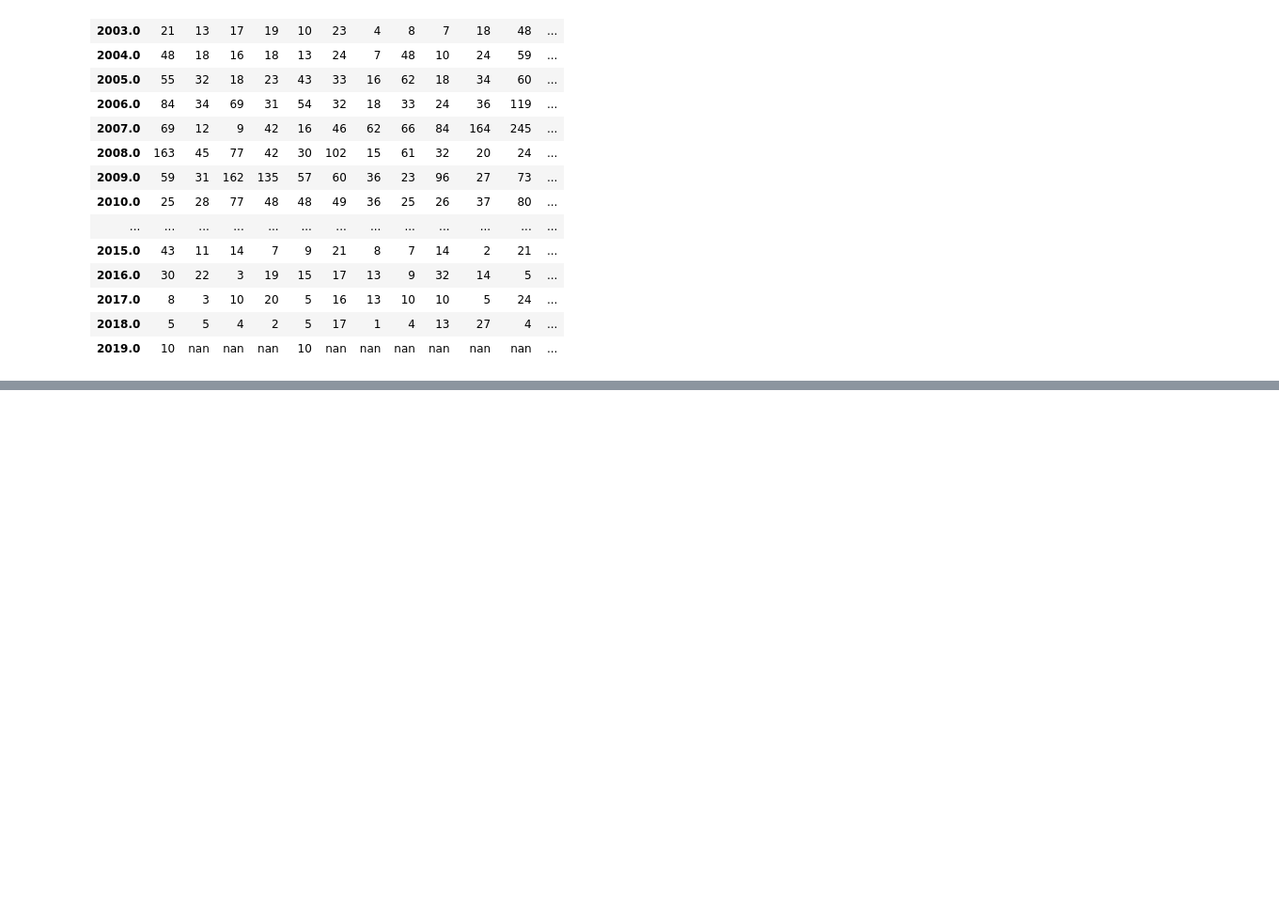
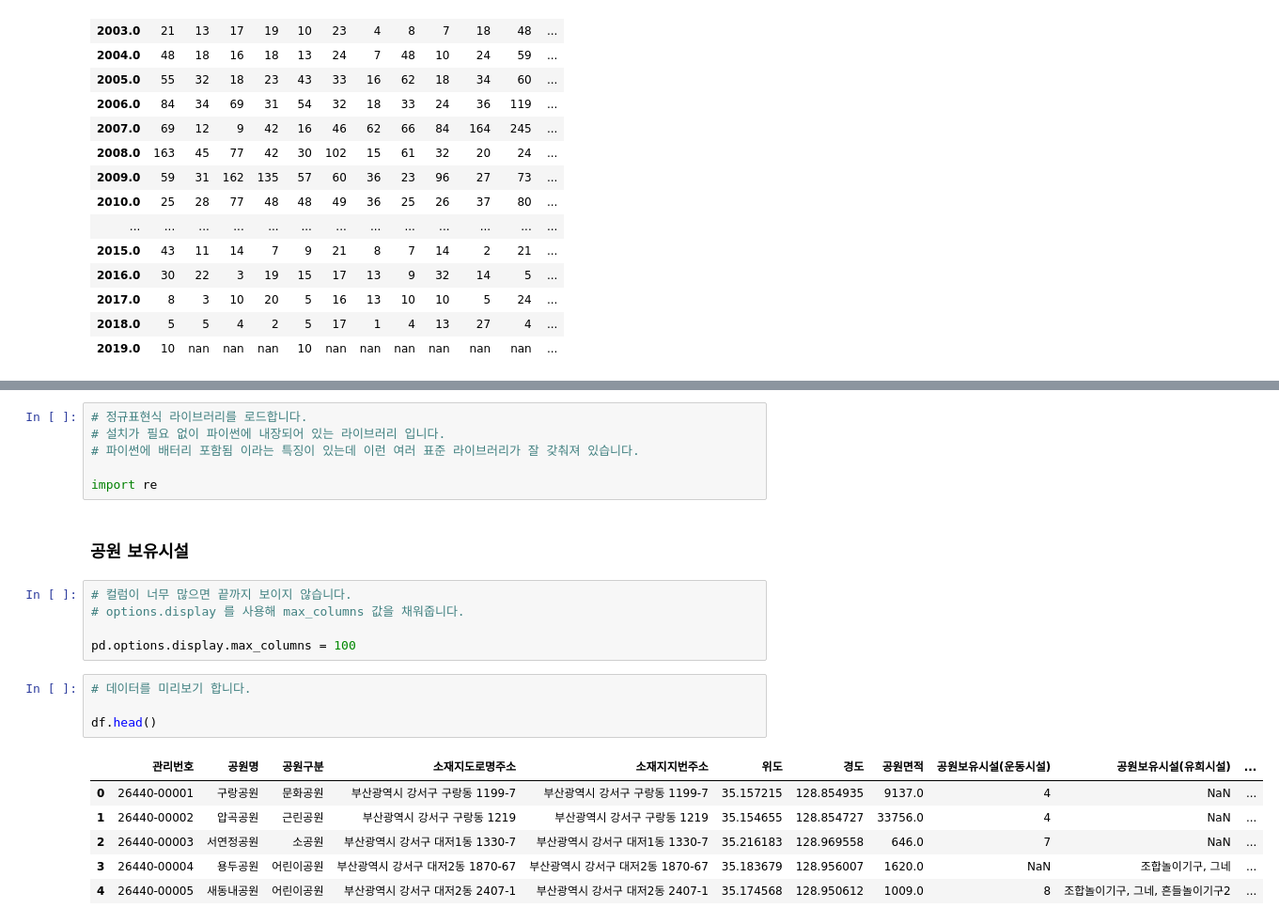
Before and after one commit to neverlish/Learned, a Jupyter notebook: data/inflearn-public-data-python/05-park.ipynb, the cells around one changed output, grey strips where cells are left out. Shown at 94% size. Cells and saved outputs as stored; diff of their text form; blank space fills up the shorter version.

```diff
--- a/data/inflearn-public-data-python/05-park.ipynb
+++ b/data/inflearn-public-data-python/05-park.ipynb
@@ -515,0 +572,24 @@ year_month.style.background_gradient()
+# %%
+# 정규표현식 라이브러리를 로드합니다.
+# 설치가 필요 없이 파이썬에 내장되어 있는 라이브러리 입니다.
+# 파이썬에 배터리 포함됨 이라는 특징이 있는데 이런 여러 표준 라이브러리가 잘 갖춰져 있습니다.
+
+import re
+# %% [markdown]
+### 공원 보유시설
+# %%
+# 컬럼이 너무 많으면 끝까지 보이지 않습니다.
+# options.display 를 사용해 max_columns 값을 채워줍니다.
+
+pd.options.display.max_columns = 100
+# %%
+# 데이터를 미리보기 합니다.
+
+df.head()
+# %% [output]
+|  | 관리번호 | 공원명 | 공원구분 | 소재지도로명주소 | 소재지지번주소 | 위도 | 경도 | 공원면적 | 공원보유시설(운동시설) | 공원보유시설(유희시설) | ... |
+| 0 | 26440-00001 | 구랑공원 | 문화공원 | 부산광역시 강서구 구랑동 1199-7 | 부산광역시 강서구 구랑동 1199-7 | 35.157215 | 128.854935 | 9137.0 | 4 | NaN | ... |
+| 1 | 26440-00002 | 압곡공원 | 근린공원 | 부산광역시 강서구 구랑동 1219 | 부산광역시 강서구 구랑동 1219 | 35.154655 | 128.854727 | 33756.0 | 4 | NaN | ... |
+| 2 | 26440-00003 | 서연정공원 | 소공원 | 부산광역시 강서구 대저1동 1330-7 | 부산광역시 강서구 대저1동 1330-7 | 35.216183 | 128.969558 | 646.0 | 7 | NaN | ... |
+| 3 | 26440-00004 | 용두공원 | 어린이공원 | 부산광역시 강서구 대저2동 1870-67 | 부산광역시 강서구 대저2동 1870-67 | 35.183679 | 128.956007 | 1620.0 | NaN | 조합놀이기구, 그네 | ... |
+| 4 | 26440-00005 | 새동내공원 | 어린이공원 | 부산광역시 강서구 대저2동 2407-1 | 부산광역시 강서구 대저2동 2407-1 | 35.174568 | 128.950612 | 1009.0 | 8 | 조합놀이기구, 그네, 흔들놀이기구2 | ... |
```
Also changed, not shown: parts of 8 cells of this notebook.
